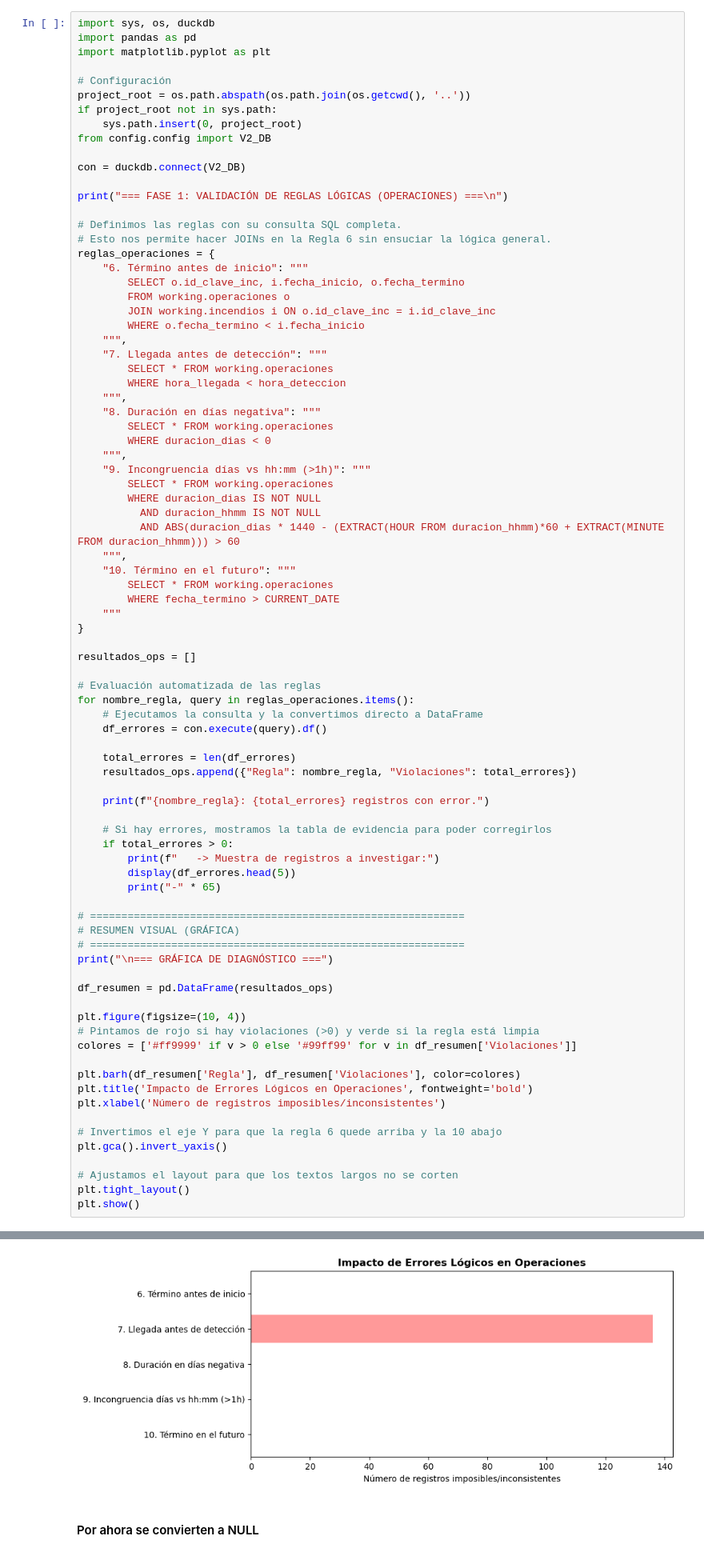
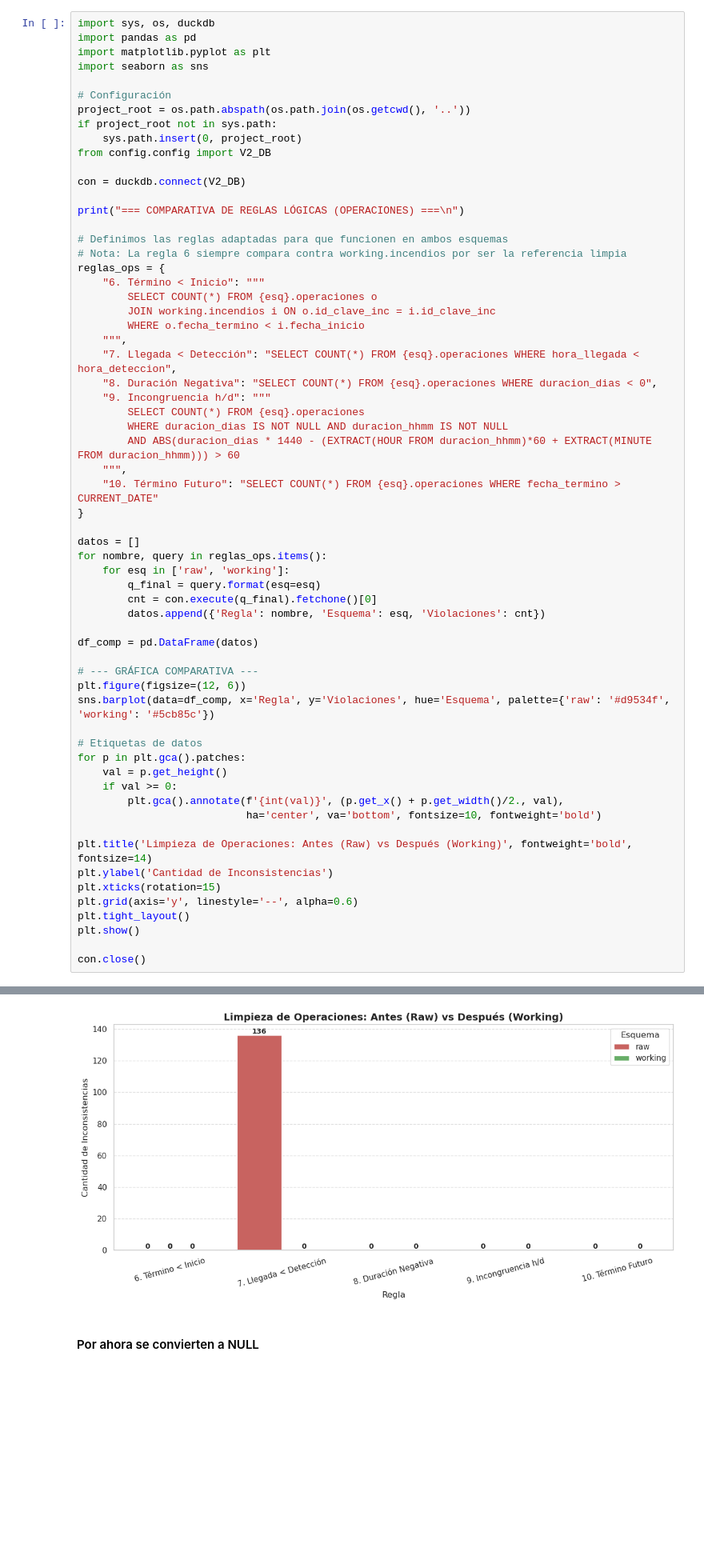
Before and after one commit to SauG25/Incendios-Forestales-, a Jupyter notebook: notebooks/01_Limpieza_De_Datos.ipynb, the cells around one changed output, grey strips where cells are left out. Shown at 80% size. Saved outputs shown, nothing was run; the diff lists cells and outputs as text; blank space fills up the shorter version.

```diff
--- a/notebooks/01_Limpieza_De_Datos.ipynb
+++ b/notebooks/01_Limpieza_De_Datos.ipynb
@@ -362,6 +230,7 @@ plt.show()
 import sys, os, duckdb
 import pandas as pd
 import matplotlib.pyplot as plt
+import seaborn as sns
 
 # Configuración
 project_root = os.path.abspath(os.path.join(os.getcwd(), '..'))
@@ -371,74 +240,52 @@ from config.config import V2_DB
 
 con = duckdb.connect(V2_DB)
 
-print("=== FASE 1: VALIDACIÓN DE REGLAS LÓGICAS (OPERACIONES) ===\n")
+print("=== COMPARATIVA DE REGLAS LÓGICAS (OPERACIONES) ===\n")
 
-# Definimos las reglas con su consulta SQL completa.
-# Esto nos permite hacer JOINs en la Regla 6 sin ensuciar la lógica general.
-reglas_operaciones = {
-    "6. Término antes de inicio": """
-        SELECT o.id_clave_inc, i.fecha_inicio, o.fecha_termino
-        FROM working.operaciones o
+# Definimos las reglas adaptadas para que funcionen en ambos esquemas
+# Nota: La regla 6 siempre compara contra working.incendios por ser la referencia limpia
+reglas_ops = {
+    "6. Término < Inicio": """
+        SELECT COUNT(*) FROM {esq}.operaciones o
         JOIN working.incendios i ON o.id_clave_inc = i.id_clave_inc
         WHERE o.fecha_termino < i.fecha_inicio
     """,
-    "7. Llegada antes de detección": """
-        SELECT * FROM working.operaciones
-        WHERE hora_llegada < hora_deteccion
+    "7. Llegada < Detección": "SELECT COUNT(*) FROM {esq}.operaciones WHERE hora_llegada < hora_deteccion",
+    "8. Duración Negativa": "SELECT COUNT(*) FROM {esq}.operaciones WHERE duracion_dias < 0",
+    "9. Incongruencia h/d": """
+        SELECT COUNT(*) FROM {esq}.operaciones
+        WHERE duracion_dias IS NOT NULL AND duracion_hhmm IS NOT NULL
+        AND ABS(duracion_dias * 1440 - (EXTRACT(HOUR FROM duracion_hhmm)*60 + EXTRACT(MINUTE FROM duracion_hhmm))) > 60
     """,
-    "8. Duración en días negativa": """
-        SELECT * FROM working.operaciones
-        WHERE duracion_dias < 0
-    """,
-    "9. Incongruencia días vs hh:mm (>1h)": """
-        SELECT * FROM working.operaciones
-        WHERE duracion_dias IS NOT NULL
-          AND duracion_hhmm IS NOT NULL
-          AND ABS(duracion_dias * 1440 - (EXTRACT(HOUR FROM duracion_hhmm)*60 + EXTRACT(MINUTE FROM duracion_hhmm))) > 60
-    """,
-    "10. Término en el futuro": """
-        SELECT * FROM working.operaciones
-        WHERE fecha_termino > CURRENT_DATE
-    """
+    "10. Término Futuro": "SELECT COUNT(*) FROM {esq}.operaciones WHERE fecha_termino > CURRENT_DATE"
 }
 
-resultados_ops = []
+datos = []
+for nombre, query in reglas_ops.items():
+    for esq in ['raw', 'working']:
+        q_final = query.format(esq=esq)
+        cnt = con.execute(q_final).fetchone()[0]
+        datos.append({'Regla': nombre, 'Esquema': esq, 'Violaciones': cnt})
 
-# Evaluación automatizada de las reglas
-for nombre_regla, query in reglas_operaciones.items():
-    # Ejecutamos la consulta y la convertimos directo a DataFrame
-    df_errores = con.execute(query).df()
+df_comp = pd.DataFrame(datos)
 
-    total_errores = len(df_errores)
-    resultados_ops.append({"Regla": nombre_regla, "Violaciones": total_errores})
+# --- GRÁFICA COMPARATIVA ---
+plt.figure(figsize=(12, 6))
+sns.barplot(data=df_comp, x='Regla', y='Violaciones', hue='Esquema', palette={'raw': '#d9534f', 'working': '#5cb85c'})
 
-    print(f"{nombre_regla}: {total_errores} registros con error.")
+# Etiquetas de datos
+for p in plt.gca().patches:
+    val = p.get_height()
+    if val >= 0:
+        plt.gca().annotate(f'{int(val)}', (p.get_x() + p.get_width()/2., val),
+                           ha='center', va='bottom', fontsize=10, fontweight='bold')
 
-    # Si hay errores, mostramos la tabla de evidencia para poder corregirlos
-    if total_errores > 0:
-        print(f"   -> Muestra de registros a investigar:")
-        display(df_errores.head(5))
-        print("-" * 65)
-
-# ============================================================
-# RESUMEN VISUAL (GRÁFICA)
-# ============================================================
-print("\n=== GRÁFICA DE DIAGNÓSTICO ===")
-
-df_resumen = pd.DataFrame(resultados_ops)
-
-plt.figure(figsize=(10, 4))
-# Pintamos de rojo si hay violaciones (>0) y verde si la regla está limpia
-colores = ['#ff9999' if v > 0 else '#99ff99' for v in df_resumen['Violaciones']]
-
-plt.barh(df_resumen['Regla'], df_resumen['Violaciones'], color=colores)
-plt.title('Impacto de Errores Lógicos en Operaciones', fontweight='bold')
-plt.xlabel('Número de registros imposibles/inconsistentes')
-
-# Invertimos el eje Y para que la regla 6 quede arriba y la 10 abajo
-plt.gca().invert_yaxis()
-
-# Ajustamos el layout para que los textos largos no se corten
+plt.title('Limpieza de Operaciones: Antes (Raw) vs Después (Working)', fontweight='bold', fontsize=14)
+plt.ylabel('Cantidad de Inconsistencias')
+plt.xticks(rotation=15)
+plt.grid(axis='y', linestyle='--', alpha=0.6)
 plt.tight_layout()
 plt.show()
+
+con.close()
 # %% [output]
@@ -462,4 +293,4 @@ plt.show()
-[figure, old version]
+[figure, new version]
 # %% [markdown]
 #### Por ahora se convierten a NULL
 # %% [markdown]
```
Also changed, not shown: parts of 42 cells of this notebook, 4 other files.
